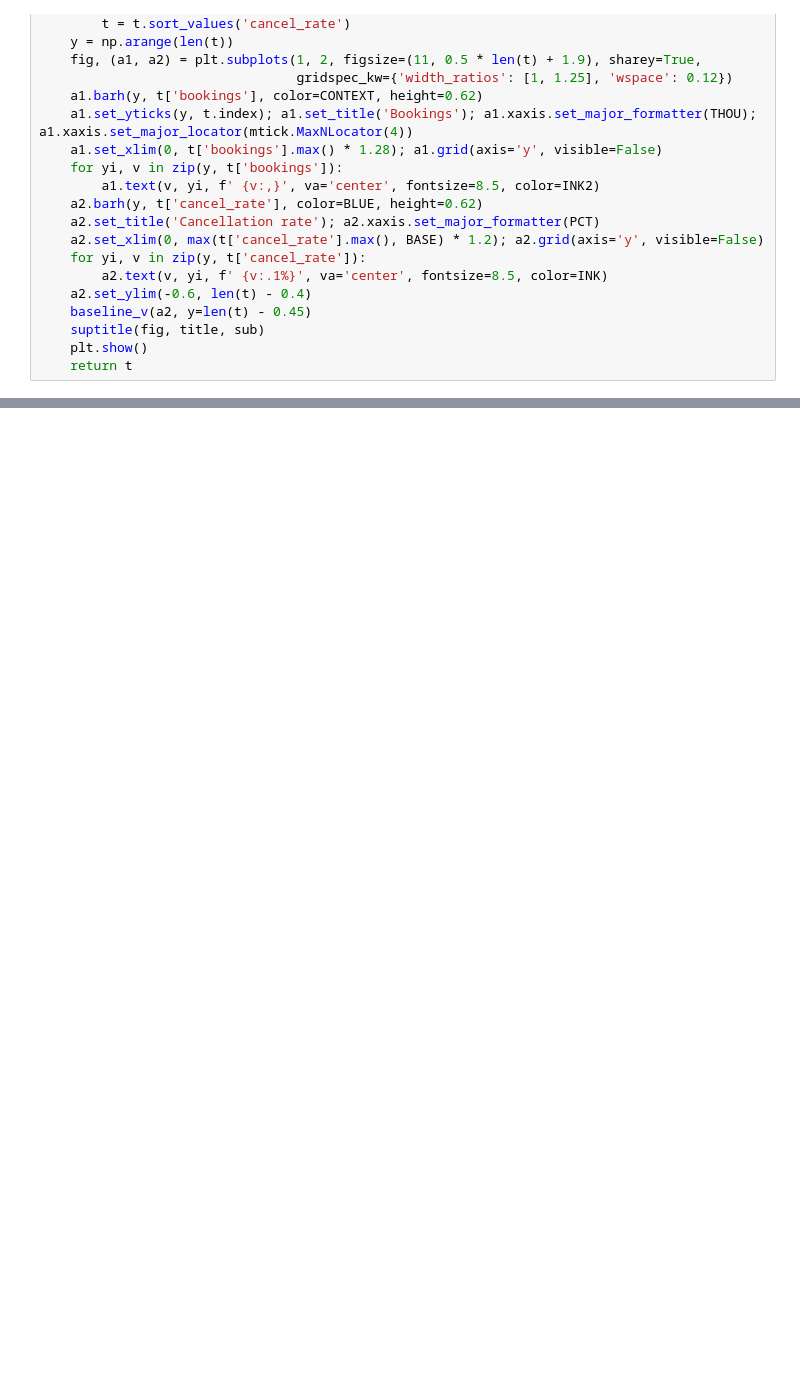
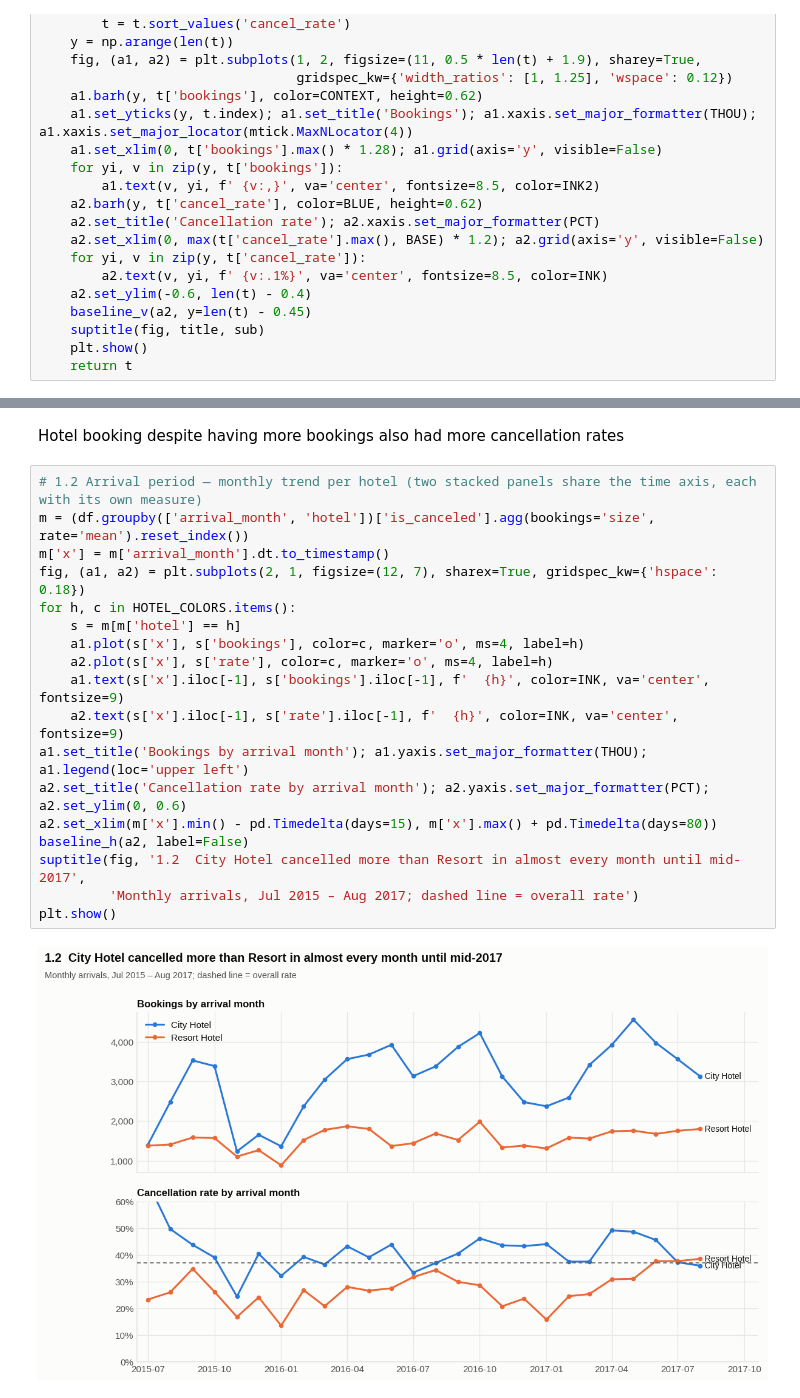
Before and after one commit to elsiejy/Capstone, a Jupyter notebook: Capstone.ipynb, the cells around one changed output, grey strips where cells are left out. Saved outputs shown, nothing was run; the diff lists cells and outputs as text; blank space fills up the shorter version.

```diff
--- a/Capstone.ipynb
+++ b/Capstone.ipynb
@@ -622,0 +605,22 @@ def volume_rate_panel(data, col, title, sub=None, order=None):
+# %% [markdown]
+Hotel booking despite having more bookings also had more cancellation rates
+# %%
+# 1.2 Arrival period — monthly trend per hotel (two stacked panels share the time axis, each with its own measure)
+m = (df.groupby(['arrival_month', 'hotel'])['is_canceled'].agg(bookings='size', rate='mean').reset_index())
+m['x'] = m['arrival_month'].dt.to_timestamp()
+fig, (a1, a2) = plt.subplots(2, 1, figsize=(12, 7), sharex=True, gridspec_kw={'hspace': 0.18})
+for h, c in HOTEL_COLORS.items():
+    s = m[m['hotel'] == h]
+    a1.plot(s['x'], s['bookings'], color=c, marker='o', ms=4, label=h)
+    a2.plot(s['x'], s['rate'], color=c, marker='o', ms=4, label=h)
+    a1.text(s['x'].iloc[-1], s['bookings'].iloc[-1], f'  {h}', color=INK, va='center', fontsize=9)
+    a2.text(s['x'].iloc[-1], s['rate'].iloc[-1], f'  {h}', color=INK, va='center', fontsize=9)
+a1.set_title('Bookings by arrival month'); a1.yaxis.set_major_formatter(THOU); a1.legend(loc='upper left')
+a2.set_title('Cancellation rate by arrival month'); a2.yaxis.set_major_formatter(PCT); a2.set_ylim(0, 0.6)
+a2.set_xlim(m['x'].min() - pd.Timedelta(days=15), m['x'].max() + pd.Timedelta(days=80))
+baseline_h(a2, label=False)
+suptitle(fig, '1.2  City Hotel cancelled more than Resort in almost every month until mid-2017',
+         'Monthly arrivals, Jul 2015 – Aug 2017; dashed line = overall rate')
+plt.show()
+# %% [output]
+[figure, added]
```
Also changed, not shown: parts of 45 cells of this notebook.
